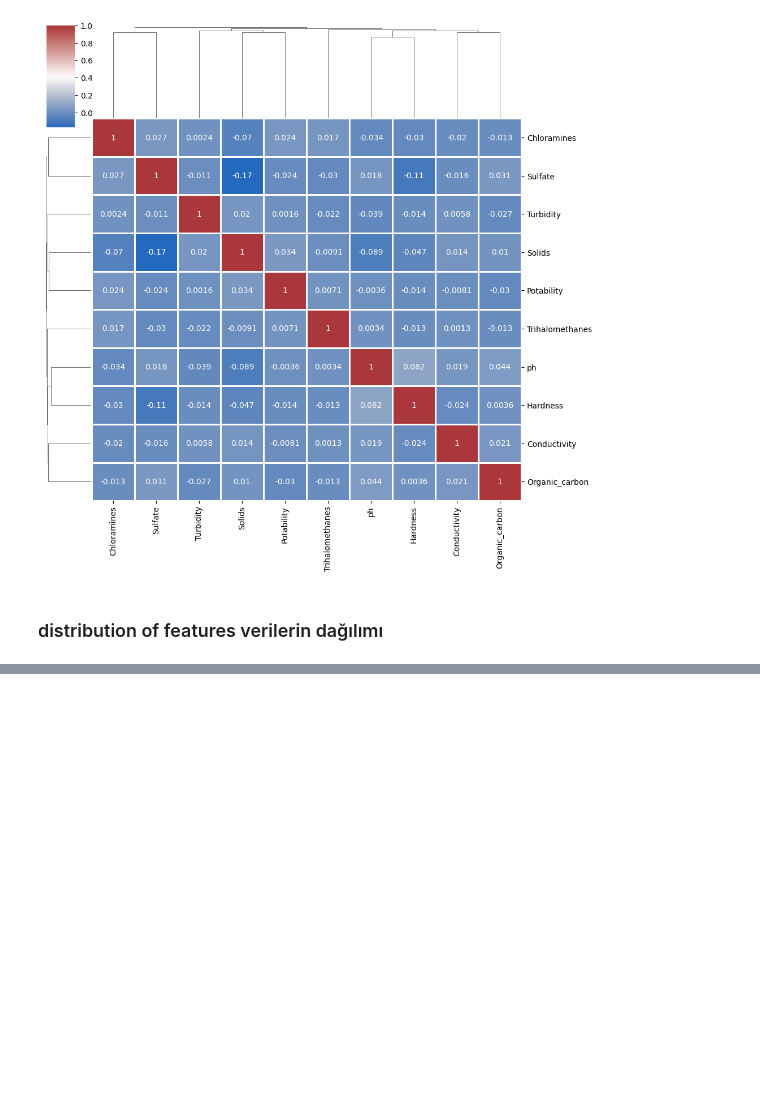
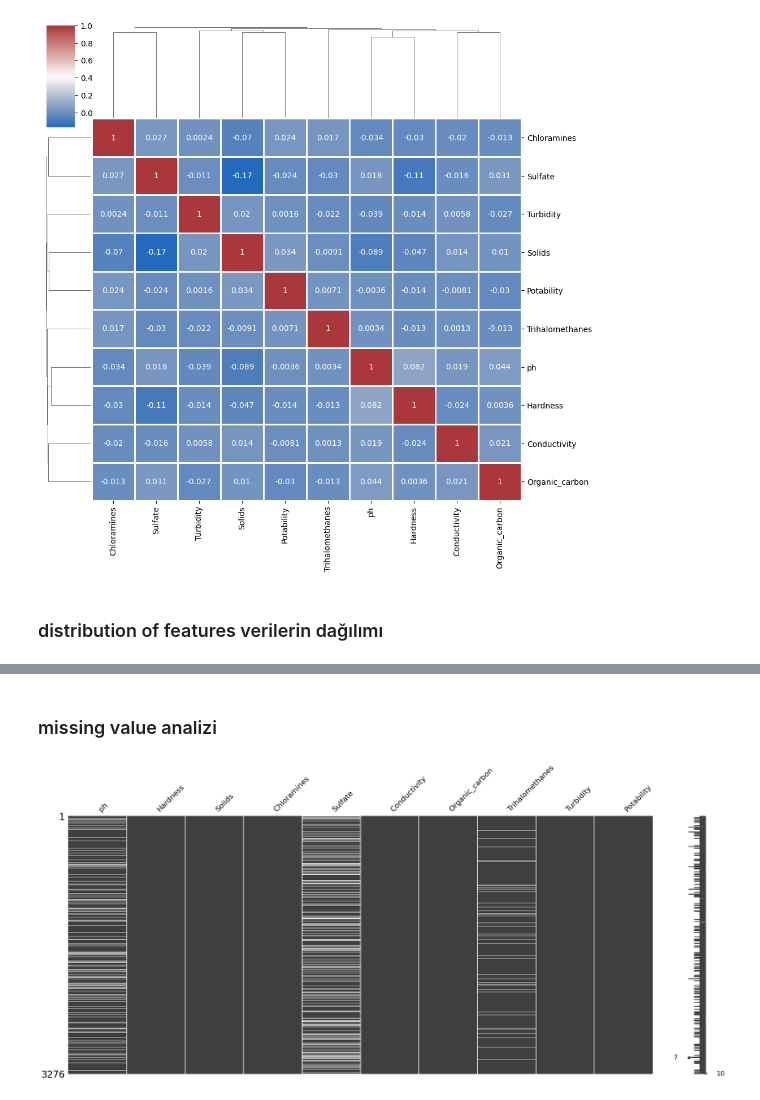
Before and after one commit to can-ozyasar/Dunya-Su-Kalitesi-projesi, a Jupyter notebook: DunyaSuKalitesi.ipynb, the cells around one changed output, grey strips where cells are left out. Saved outputs shown, nothing was run; the diff lists cells and outputs as text; code cells hidden in the pictures; blank space fills up the shorter version.

```diff
--- a/DunyaSuKalitesi.ipynb
+++ b/DunyaSuKalitesi.ipynb
@@ -132,0 +119,7 @@ UndefinedVariableError: name 'Potablity' is not defined
+# %% [markdown]
+### missing value analizi
+# %%
+msno.matrix(df)
+plt.show() #missing valueleri gösterir tabloda çizgi şeklinde gösterir
+# %% [output]
+[figure, added]
```
Also changed, not shown: parts of 5 cells of this notebook, 2 other files.
